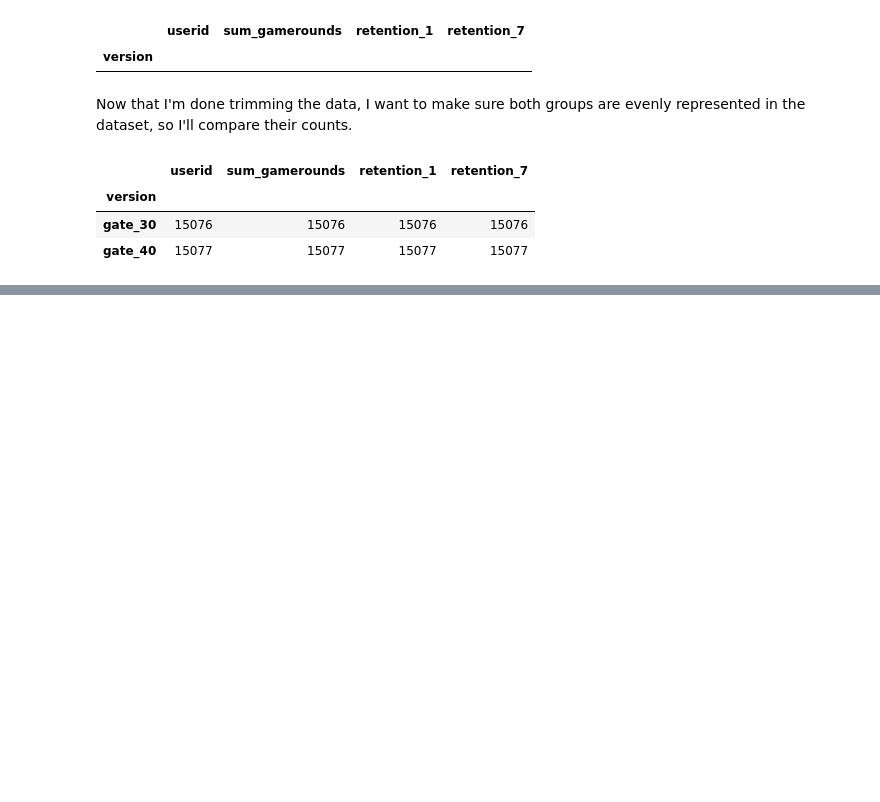
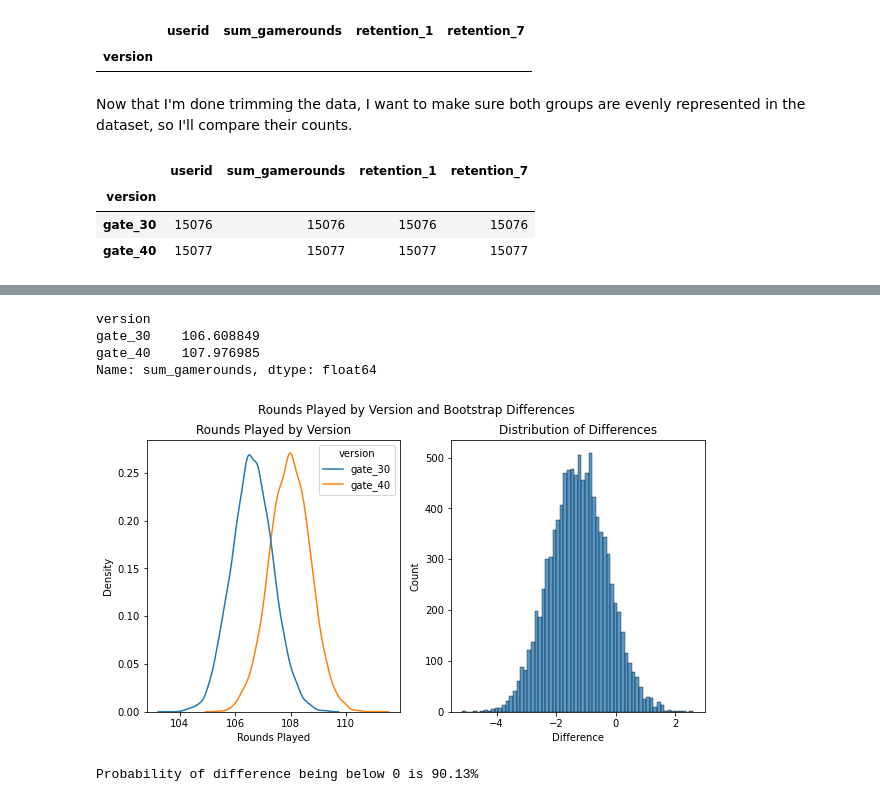
Before and after one commit to Stas-Medvedev/Game-Feature-AB-Test-Analysis, a Jupyter notebook: notebook.ipynb, the cells around one changed output, grey strips where cells are left out. Cells and saved outputs as stored; diff of their text form; code cells hidden in the pictures; blank space fills up the shorter version.

```diff
--- a/notebook.ipynb
+++ b/notebook.ipynb
@@ -190,3 +272,36 @@ That's pretty even. I can now move on to comparing retention numbers by each ver
+# %%
+test_data.groupby('version')['sum_gamerounds'].mean()
+# %% [output]
+version
+gate_30    106.608849
+gate_40    107.976985
+Name: sum_gamerounds, dtype: float64
+# %%
+gamerounds_bootstraps = []
+for i in range(10000):
+    bootstrap_mean = test_data.sample(frac=1,replace=True).groupby('version')['sum_gamerounds'].mean()
+    gamerounds_bootstraps.append(bootstrap_mean)
+
+gamerounds_bootstraps = pd.DataFrame(gamerounds_bootstraps)
+gamerounds_bootstraps['difference'] =\
+(gamerounds_bootstraps['gate_30']-gamerounds_bootstraps['gate_40'])/gamerounds_bootstraps['gate_40']*100
+# %%
+fig, (ax1, ax2) = plt.subplots(1, 2)
+fig.set_size_inches(10, 5)
+ax1 = sns.kdeplot(data=gamerounds_bootstraps[['gate_30', 'gate_40']], ax = ax1)
+ax2 = sns.histplot(data=gamerounds_bootstraps['difference'], ax = ax2)
+fig.suptitle('Rounds Played by Version and Bootstrap Differences')
+ax1.set_title('Rounds Played by Version')
+ax1.set_xlabel('Rounds Played')
+ax2.set_title('Distribution of Differences')
+ax2.set_xlabel('Difference');
+# %% [output]
+[figure, added]
+# %%
+prob = (gamerounds_bootstraps['difference'] < 0).mean()
+print(f'Probability of difference being below 0 is {prob:.2%}')
+# %% [output]
+Probability of difference being below 0 is 90.13%
 # %% [markdown]
 Data clean-up:
 - [x] Replace the line plot for players with 100 or fewer rounds played with a histogram of players with upto 200 rounds played
```
Also changed, not shown: parts of 13 cells of this notebook.
